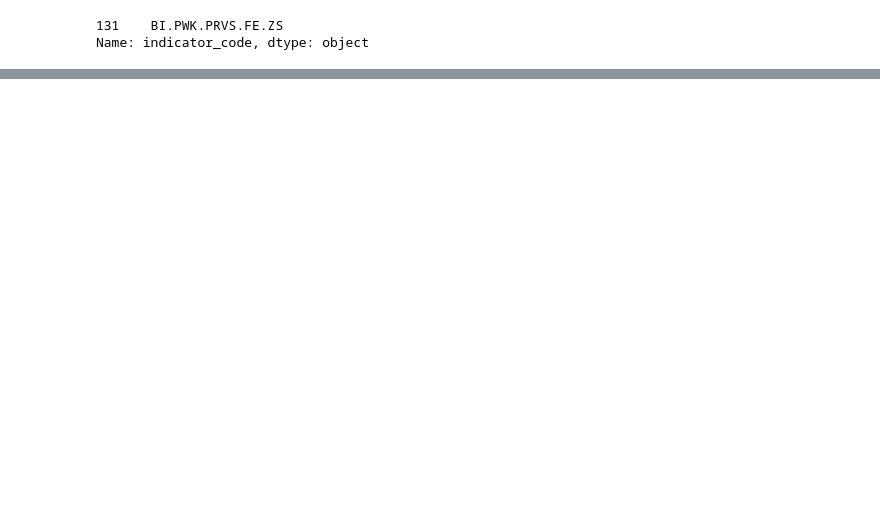
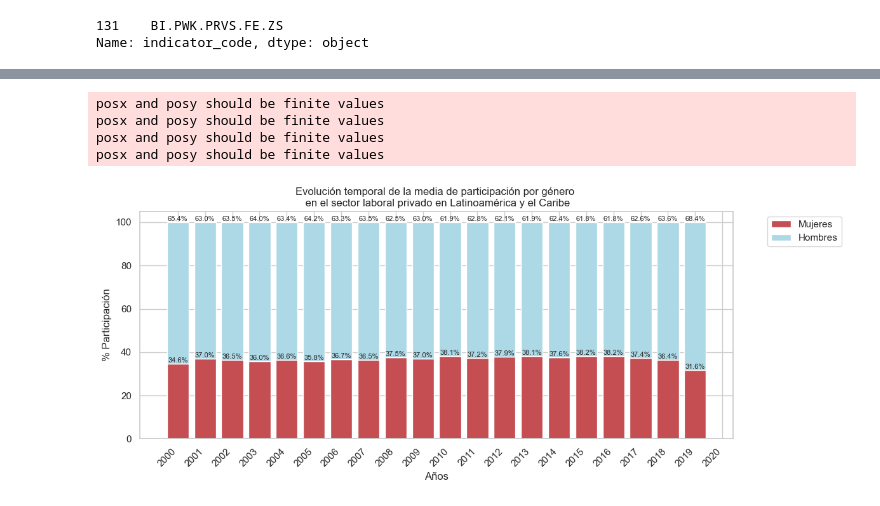
Before and after one commit to AEEM1993/DS_CasoPractico_MOD5, a Jupyter notebook: CasoPractico.ipynb, the cells around one changed output, grey strips where cells are left out. Drawn from its saved outputs; the diff is of its cells as text; code cells hidden in the pictures; blank space fills up the shorter version.

```diff
--- a/CasoPractico.ipynb
+++ b/CasoPractico.ipynb
@@ -131,0 +169,28 @@ Name: indicator_code, dtype: object
+# %%
+plt.figure(figsize=(12,5))
+
+width = 0.8
+
+bars1 = plt.bar(result_private["year"], result_private["indicator_value"], label="Mujeres", width=width, color='r')
+bars2 = plt.bar(result_private["year"], result_private["~_indicator_value"], bottom=result_private["indicator_value"], label="Hombres", width=width, color='lightblue')
+
+text_size = 8
+for bar, value in zip(bars1, result_private["indicator_value"]):
+    plt.text(bar.get_x() + bar.get_width() / 2, bar.get_height(), f"{value:.1f}%", ha='center', va='bottom', fontsize=text_size)
+
+for bar, value in zip(bars2, result_private["~_indicator_value"]):
+    plt.text(bar.get_x() + bar.get_width() / 2, bar.get_height() + bar.get_y(), f"{value:.1f}%", ha='center', va='bottom', fontsize=text_size)
+
+plt.xlabel("Años")
+plt.ylabel("% Participación")
+plt.title("Evolución temporal de la media de participación por género \n en el sector laboral privado en Latinoamérica y el Caribe")
+plt.legend(bbox_to_anchor=(1.05, 1), loc='upper left')
+plt.xticks(rotation=45, ha="right", ticks=result_private["year"], labels=result_private["year"].cat.categories)
+plt.tight_layout()
+plt.show()
+# %% [output]
+posx and posy should be finite values
+posx and posy should be finite values
+posx and posy should be finite values
+posx and posy should be finite values
+[figure, added]
```
Also changed, not shown: parts of 23 cells of this notebook, 1 other file.
